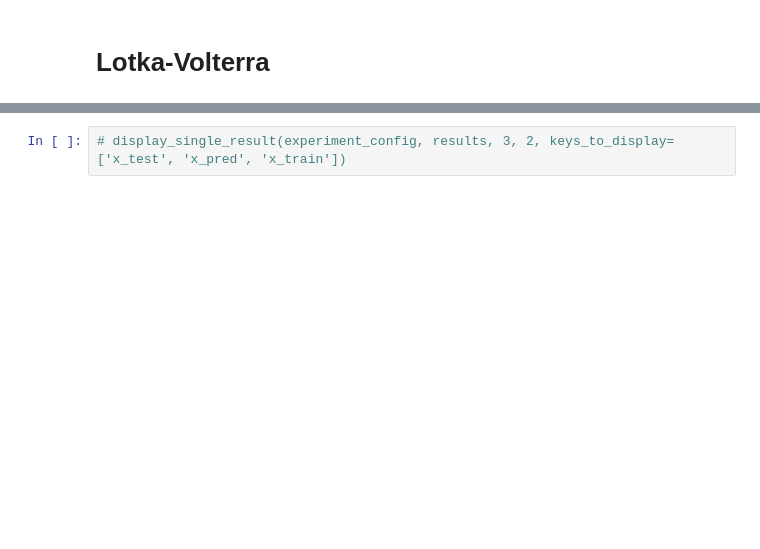
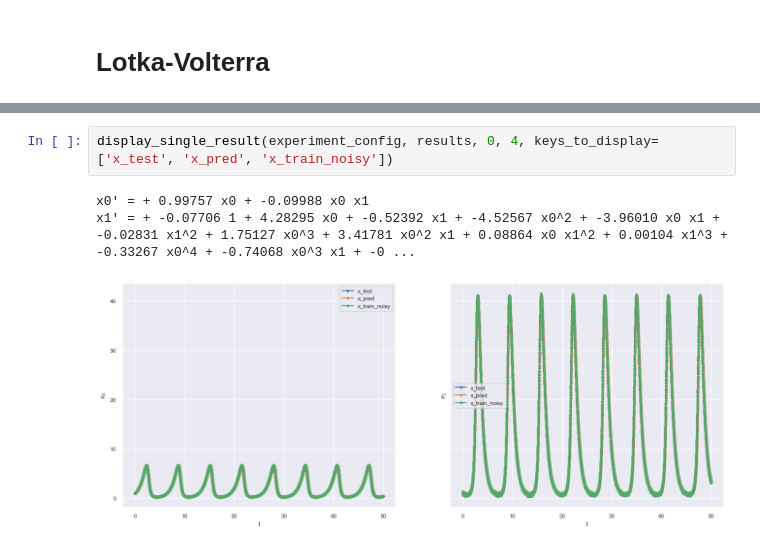
Before and after one commit to etrilling/MS-project, a Jupyter notebook: test05-threshold_vs_IC.ipynb, the cells around one changed output, grey strips where cells are left out. Saved outputs shown, nothing was run; the diff lists cells and outputs as text; blank space fills up the shorter version.

```diff
--- a/test05-threshold_vs_IC.ipynb
+++ b/test05-threshold_vs_IC.ipynb
@@ -65,2 +62,6 @@ columns are threshold. there are 11 columns.
 # %%
-# display_single_result(experiment_config, results, 3, 2, keys_to_display=['x_test', 'x_pred', 'x_train'])
+display_single_result(experiment_config, results, 0, 4, keys_to_display=['x_test', 'x_pred', 'x_train_noisy'])
+# %% [output]
+x0' = + 0.99757 x0 + -0.09988 x0 x1
+x1' = + -0.07706 1 + 4.28295 x0 + -0.52392 x1 + -4.52567 x0^2 + -3.96010 x0 x1 + -0.02831 x1^2 + 1.75127 x0^3 + 3.41781 x0^2 x1 + 0.08864 x0 x1^2 + 0.00104 x1^3 + -0.33267 x0^4 + -0.74068 x0^3 x1 + -0 ...
+[figure, added]
```
Also changed, not shown: parts of 3 cells of this notebook, 9 other files.
